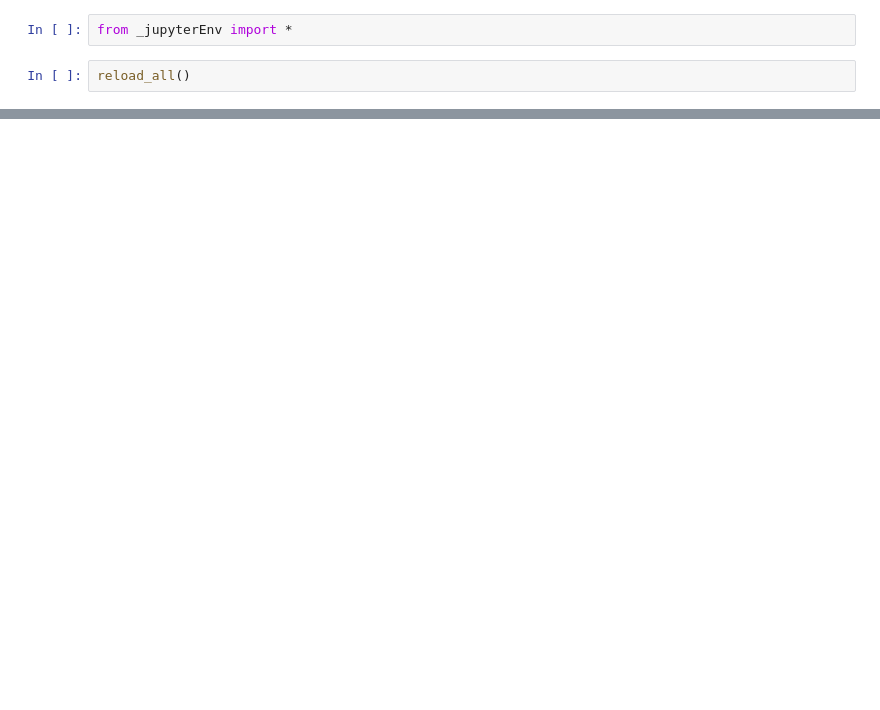
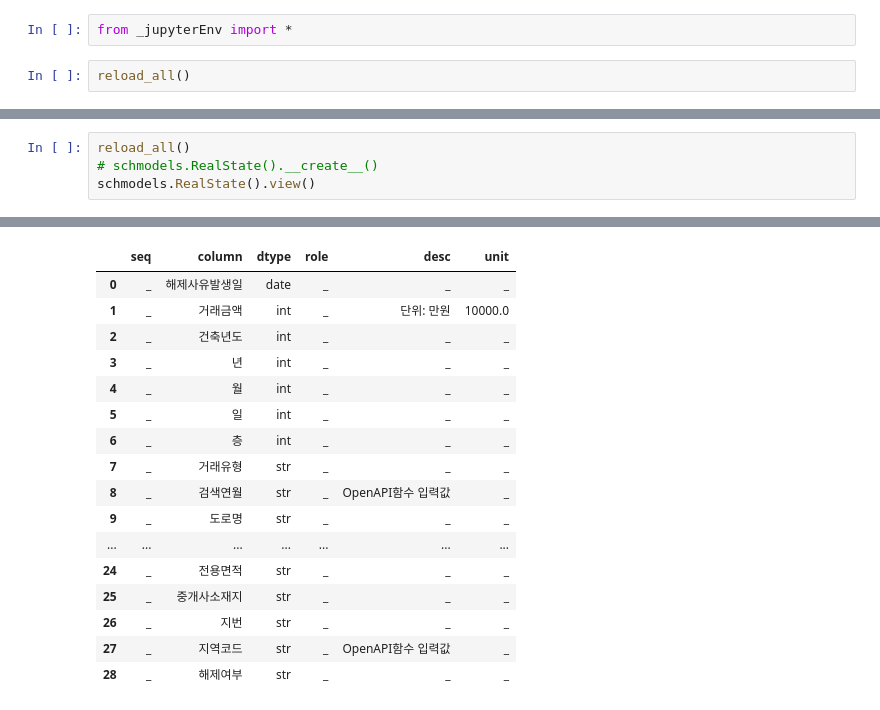
Before and after one commit to innovata/GovDataScience, a Jupyter notebook: jupyter/DataView.ipynb, the cells around one changed output, grey strips where cells are left out. Saved outputs shown, nothing was run; the diff lists cells and outputs as text; blank space fills up the shorter version.

```diff
--- a/jupyter/DataView.ipynb
+++ b/jupyter/DataView.ipynb
@@ -4,0 +16,5 @@ reload_all()
+# %%
+reload_all()
+# schmodels.RealState().__create__()
+schmodels.RealState().view()
+# %% [output]
@@ -4,0 +22,17 @@ reload_all()
+|  | seq | column | dtype | role | desc | unit |
+| 0 | _ | 해제사유발생일 | date | _ | _ | _ |
+| 1 | _ | 거래금액 | int | _ | 단위: 만원 | 10000.0 |
+| 2 | _ | 건축년도 | int | _ | _ | _ |
+| 3 | _ | 년 | int | _ | _ | _ |
+| 4 | _ | 월 | int | _ | _ | _ |
+| 5 | _ | 일 | int | _ | _ | _ |
+| 6 | _ | 층 | int | _ | _ | _ |
+| 7 | _ | 거래유형 | str | _ | _ | _ |
+| 8 | _ | 검색연월 | str | _ | OpenAPI함수 입력값 | _ |
+| 9 | _ | 도로명 | str | _ | _ | _ |
+| ... | ... | ... | ... | ... | ... | ... |
+| 24 | _ | 전용면적 | str | _ | _ | _ |
+| 25 | _ | 중개사소재지 | str | _ | _ | _ |
+| 26 | _ | 지번 | str | _ | _ | _ |
+| 27 | _ | 지역코드 | str | _ | OpenAPI함수 입력값 | _ |
+| 28 | _ | 해제여부 | str | _ | _ | _ |
```
Also changed, not shown: parts of 18 cells of this notebook, 14 other files.
